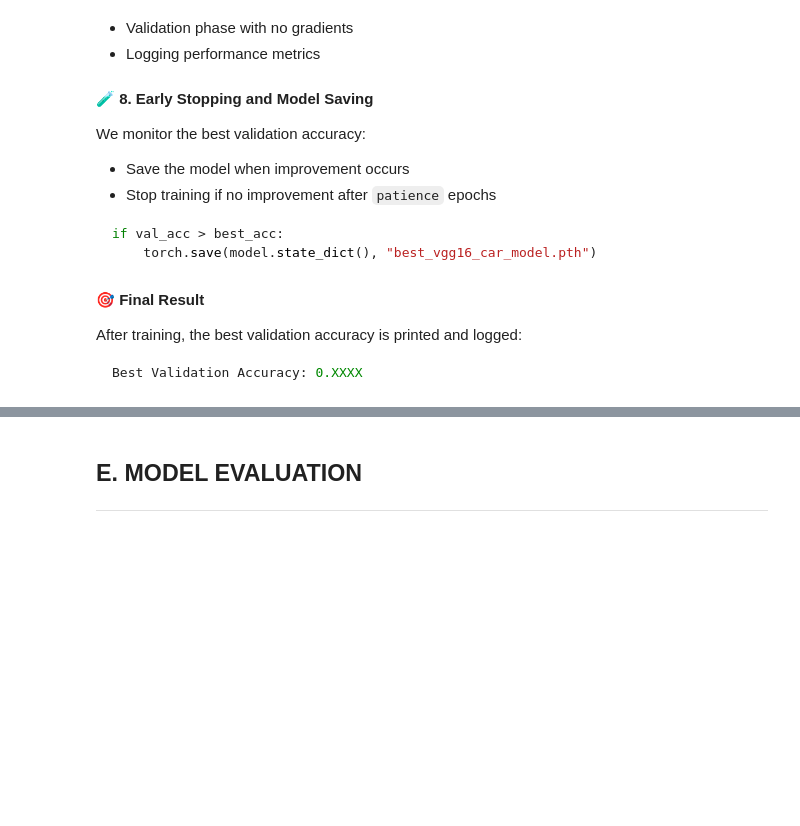
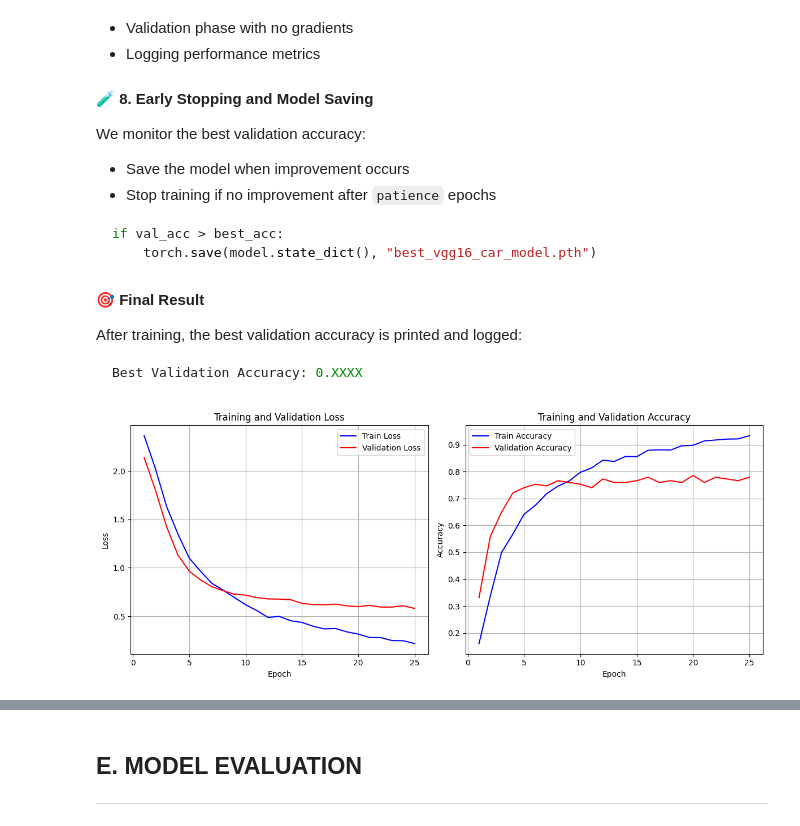
Before and after one commit to stefanus-yudi-irwan/car-detection-and-classification, a Jupyter notebook: notebooks/car-detection-and-classification.ipynb, the cells around one changed output, grey strips where cells are left out. Cells and saved outputs as stored; diff of their text form; code cells hidden in the pictures; blank space fills up the shorter version.

```diff
--- a/notebooks/car-detection-and-classification.ipynb
+++ b/notebooks/car-detection-and-classification.ipynb
@@ -1698,0 +1756,5 @@ log(f"🎯 Best Validation Accuracy: {best_acc:.4f}")
+# %%
+metrics = parse_training_log("../activity_log/20250624195300-CarClassificationTrain.log")
+plot_training_metrics(metrics)
+# %% [output]
+[figure, added]
```
Also changed, not shown: parts of 3 cells of this notebook.
